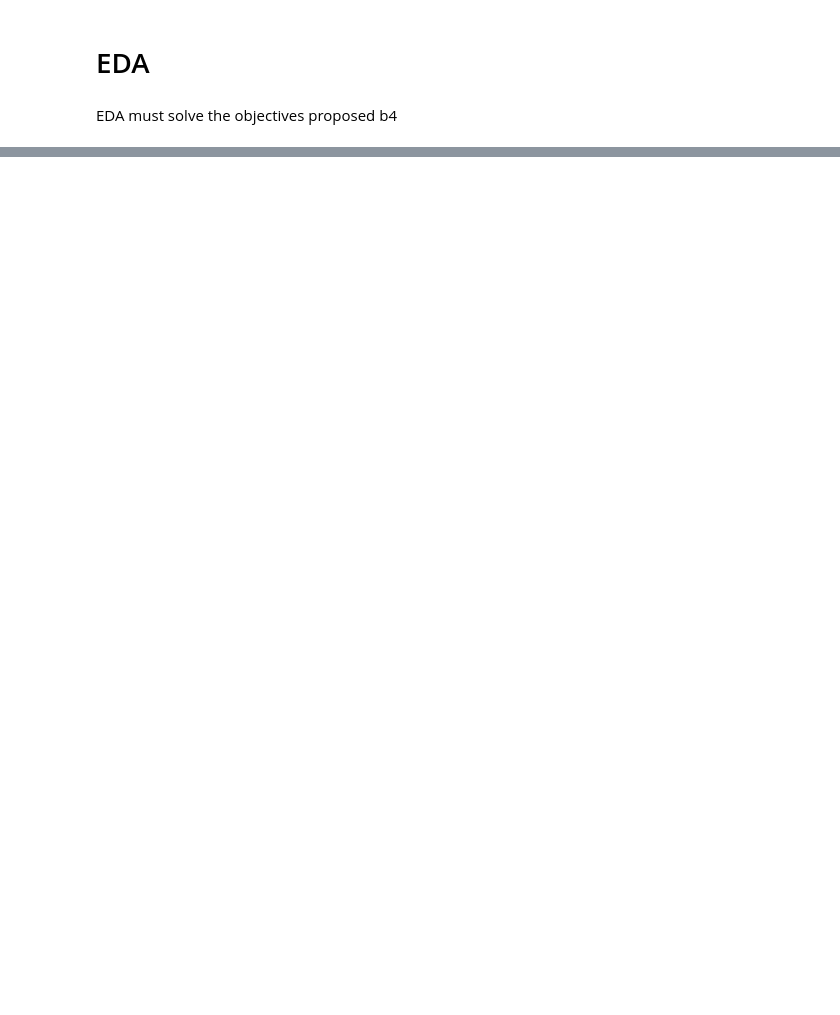
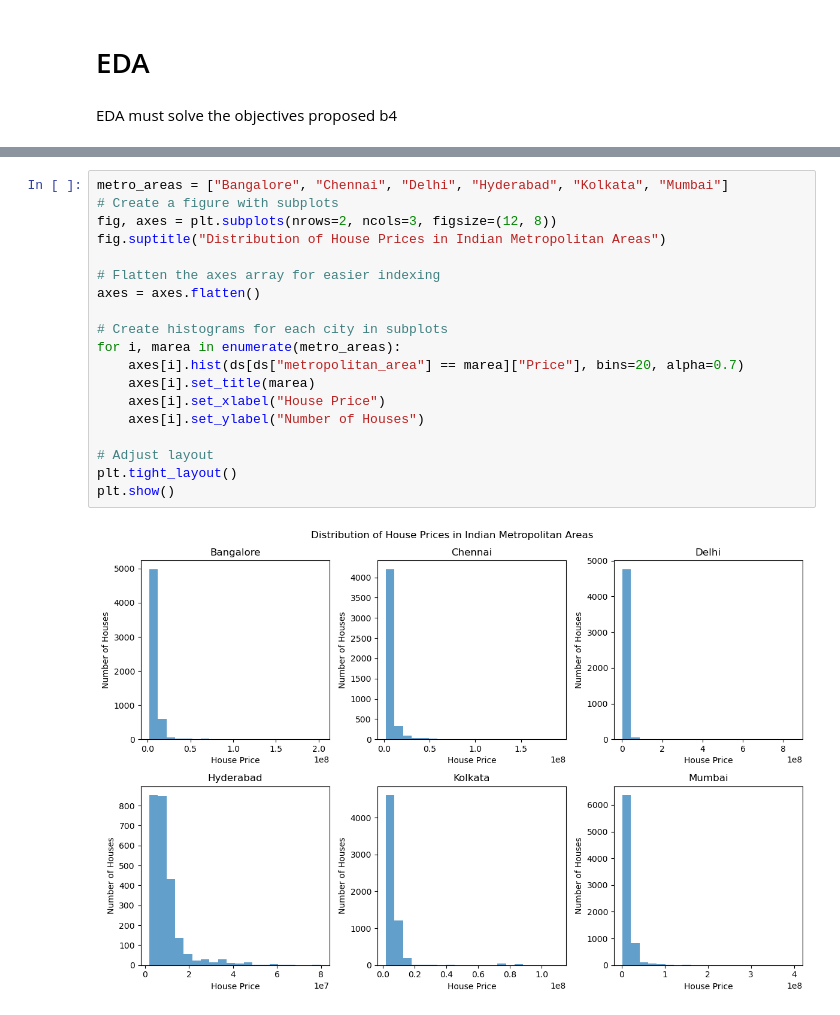
Before and after one commit to chuansate/DataMiningRealEstate, a Jupyter notebook: Data Mining on Real Estate, India.ipynb, the cells around one changed output, grey strips where cells are left out. Saved outputs shown, nothing was run; the diff lists cells and outputs as text; blank space fills up the shorter version.

```diff
--- a/Data Mining on Real Estate, India.ipynb
+++ b/Data Mining on Real Estate, India.ipynb
@@ -463,0 +545,21 @@ EDA must solve the objectives proposed b4
+# %%
+metro_areas = ["Bangalore", "Chennai", "Delhi", "Hyderabad", "Kolkata", "Mumbai"]
+# Create a figure with subplots
+fig, axes = plt.subplots(nrows=2, ncols=3, figsize=(12, 8))
+fig.suptitle("Distribution of House Prices in Indian Metropolitan Areas")
+
+# Flatten the axes array for easier indexing
+axes = axes.flatten()
+
+# Create histograms for each city in subplots
+for i, marea in enumerate(metro_areas):
+    axes[i].hist(ds[ds["metropolitan_area"] == marea]["Price"], bins=20, alpha=0.7)
+    axes[i].set_title(marea)
+    axes[i].set_xlabel("House Price")
+    axes[i].set_ylabel("Number of Houses")
+
+# Adjust layout
+plt.tight_layout()
+plt.show()
+# %% [output]
+[figure, added]
```
Also changed, not shown: parts of 41 cells of this notebook, 3 other files.
